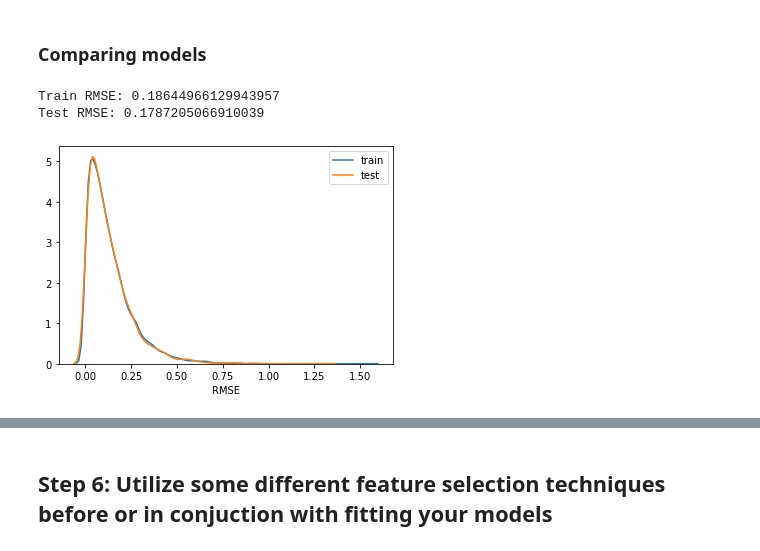
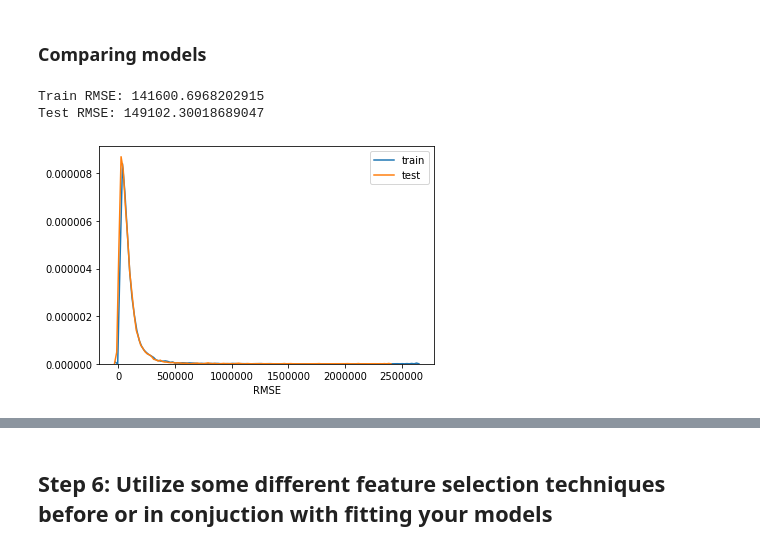
Before and after one commit to stereopickle/housing_price_bakeoff, a Jupyter notebook: Applied_practice.ipynb, the cells around one changed output, grey strips where cells are left out. Saved outputs shown, nothing was run; the diff lists cells and outputs as text; code cells hidden in the pictures.

```diff
--- a/Applied_practice.ipynb
+++ b/Applied_practice.ipynb
@@ -518,8 +492,8 @@ sns.lmplot(x = 'lat', y = 'long', data = house_train, scatter_kws = {'alpha': 0.
 [figure]
 # %%
 from sklearn.cluster import KMeans
-location = list(zip(X['lat'], X['long']))
-km = KMeans(n_clusters = 20, random_state = 0).fit(location)
+location = list(zip(X2['lat'], X2['long']))
+km = KMeans(n_clusters = 19, random_state = 0).fit(location)
 
-X3 = X.copy()
+X3 = X2.copy()
 X3['km_location'] = km.labels_
@@ -653,7 +584,7 @@ def generate_XY(df, y_col = 'price'):
 # function to split the data
 from sklearn.model_selection import train_test_split
 
-def split_df (X, y, test_size = 0.2, random_state = 42):
+def split_df (X, y, test_size = 0.25, random_state = 42):
     """
     input: df and name of outcome column
     return: train, test for x and y
@@ -662,10 +593,8 @@ def split_df (X, y, test_size = 0.2, random_state = 42):
 # %% [markdown]
 ### 5.4) Fit the model to the training data.
 # %%
-from sklearn.linear_model import LinearRegression
-from sklearn.metrics import mean_squared_error
 
-def test_train_split(X, y, test_size = 0.2, random_state = 42):
+def test_train_split(X, y, test_size = 0.25, random_state = 42):
     """
     split the data and fit model
     return y_train, y_test, y_pred_train, y_pred_test, print prediction errors
@@ -686,5 +615,5 @@ def test_train_split(X, y, test_size = 0.2, random_state = 42):
 
     return X_train, X_test, y_train, y_test, y_pred_train, y_pred_test
 # %%
-x_train, x_test, y_train, y_test, y_pred_train, y_pred_test = test_train_split(X5, y)
+x_train, x_test, y_train, y_test, y_pred_train, y_pred_test = test_train_split(X3, y)
 # %% [output]
@@ -702,16 +631,16 @@ Text(0.5, 0, 'RMSE')
 # %% [markdown]
 ### Comparing models
 # %%
-Xs = [ X5b ]
+Xs = [ X3b_2 ]
 
 for x in Xs:
     x_tr, x_te, y_train, y_test, y_pred_train, y_pred_test = test_train_split(x, y)
     sns.distplot(np.sqrt((y_train-y_pred_train)**2), hist = False, label = 'train')
     sns.distplot(np.sqrt((y_test-y_pred_test)**2), hist = False, label = 'test')
     plt.xlabel("RMSE")
     plt.show()
 # %% [output]
-Train RMSE: 0.18644966129943957
-Test RMSE: 0.1787205066910039
+Train RMSE: 141600.6968202915
+Test RMSE: 149102.30018689047
-[figure, old version]
+[figure, new version]
 # %%
```
Also changed, not shown: parts of 72 cells of this notebook.
